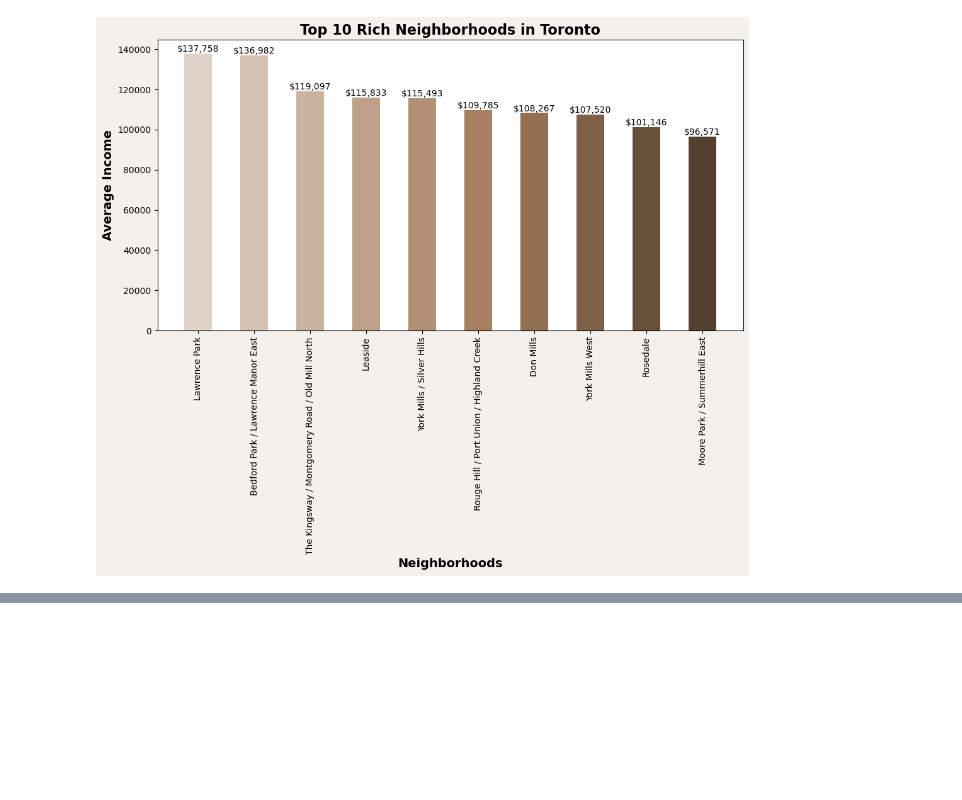
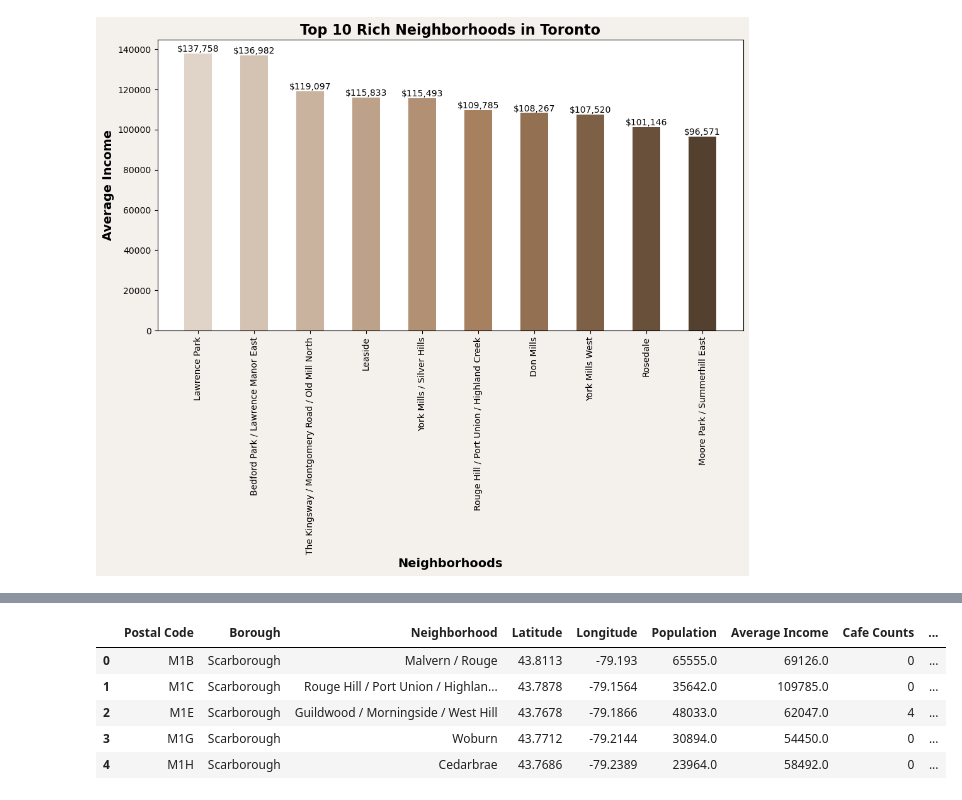
Before and after one commit to Dhruvi267/Market_segment, a Jupyter notebook: market-segmentationV3.ipynb, the cells around one changed output, grey strips where cells are left out. Drawn from its saved outputs; the diff is of its cells as text; code cells hidden in the pictures; blank space fills up the shorter version.

```diff
--- a/market-segmentationV3.ipynb
+++ b/market-segmentationV3.ipynb
@@ -604,54 +602,65 @@ plt.show()
 # %%
-# pull the foursquare_place_api
-from api_key import places_api_key
-import pgeocode
-
 # Create a Nominatim instance for Canada
 nomi = pgeocode.Nominatim('CA')
 
 # Create new columns for latitude and longitude
-toronto['Latitude'] = None
-toronto['Longitude'] = None
+toronto_data['Latitude'] = None
+toronto_data['Longitude'] = None
 
 # Iterate over each row to get the latitude and longitude
-for index, row in toronto.iterrows():
+for index, row in toronto_data.iterrows():
     location = nomi.query_postal_code(row['Postal Code'])
-    toronto.at[index, 'Latitude'] = location.latitude
-    toronto.at[index, 'Longitude'] = location.longitude
+    toronto_data.at[index, 'Latitude'] = location.latitude
+    toronto_data.at[index, 'Longitude'] = location.longitude
 
-# Your Foursquare API credentials
-def get_coffee_shops(latitude, longitude, radius=500):
-    url = "https://api.foursquare.com/v3/places/search"
-    headers = {
-        "Accept": "application/json",
-        "Authorization": places_api_key
+# Your Google Places API credentials
+def get_places(latitude, longitude, radius=500, place_type="cafe"):
+    url = "https://maps.googleapis.com/maps/api/place/nearbysearch/json"
+    params = {
+        "location": f"{latitude},{longitude}",
+        "radius": radius,
+        "type": place_type,  # Type for places
+        "key": google_key,
+        "limit": 50  # Limit to 50 results
     }
-    params = {
-        "ll": f"{latitude},{longitude}",
-        "radius": radius,
-        "categories": "13032",  # Category for coffee shops
-        "limit": 50  # Limit to 100 results
-    }
-    response = requests.get(url, headers=headers, params=params)
-    if response.status_code == 200:
-        data = response.json()
-        coffee_shop_names = [place['name'] for place in data['results']]
-        return len(coffee_shop_names), coffee_shop_names
-    else:
-        print(f"Failed to fetch data: {response.status_code}")
-        return 0, []
-# Add new columns for the number of coffee shops and their names
-toronto['Number of Coffee Shops'] = 0
-toronto['Coffee Shop Names'] = None
-# Iterate over each row to get the number and names of coffee shops
-for index, row in toronto.iterrows():
+    all_places = []
+    while True:
+        response = requests.get(url, params=params)
+        if response.status_code == 200:
+            data = response.json()
+            places = data.get('results', [])
+            all_places.extend(places)
+            next_page_token = data.get('next_page_token')
+            if next_page_token:
+                params['pagetoken'] = next_page_token
+                # Google recommends waiting a few seconds before making the next request
+                import time
+                time.sleep(2)
+            else:
+                break
+        else:
+            print(f"Failed to fetch data: {response.status_code}, {response.json()}")
+            break
+    place_names = [place['name'] for place in all_places]
+    return len(place_names), place_names
+
+# Add new columns for the number of places and their names
+toronto_data['Cafe Counts'] = 0
+toronto_data['Cafe Names'] = None
+
+# Iterate over each row to get the number and names of places
+for index, row in toronto_data.iterrows():
     if pd.notna(row['Latitude']) and pd.notna(row['Longitude']):
-        num_coffee_shops, coffee_shop_names = get_coffee_shops(row['Latitude'], row['Longitude'])
-        toronto.at[index, 'Number of Coffee Shops'] = num_coffee_shops
-        toronto.at[index, 'Coffee Shop Names'] = ', '.join(coffee_shop_names)
-# Display settings
-pd.set_option('display.max_columns', None)
-pd.set_option('display.max_rows', None)
-pd.set_option('display.width', 500)
+        num_places, place_names = get_places(row['Latitude'], row['Longitude'])
+        toronto_data.at[index, 'Cafe Counts'] = num_places
+        toronto_data.at[index, 'Cafe Names'] = ', '.join(place_names)
+
 # Display the updated DataFrame
-print(toronto)
+toronto_data.head()
+# %% [output]
+|  | Postal Code | Borough | Neighborhood | Latitude | Longitude | Population | Average Income | Cafe Counts | ... |
+| 0 | M1B | Scarborough | Malvern / Rouge | 43.8113 | -79.193 | 65555.0 | 69126.0 | 0 | ... |
+| 1 | M1C | Scarborough | Rouge Hill / Port Union / Highlan... | 43.7878 | -79.1564 | 35642.0 | 109785.0 | 0 | ... |
+| 2 | M1E | Scarborough | Guildwood / Morningside / West Hill | 43.7678 | -79.1866 | 48033.0 | 62047.0 | 4 | ... |
+| 3 | M1G | Scarborough | Woburn | 43.7712 | -79.2144 | 30894.0 | 54450.0 | 0 | ... |
+| 4 | M1H | Scarborough | Cedarbrae | 43.7686 | -79.2389 | 23964.0 | 58492.0 | 0 | ... |
```
Also changed, not shown: parts of 5 cells of this notebook, 2 other files.
